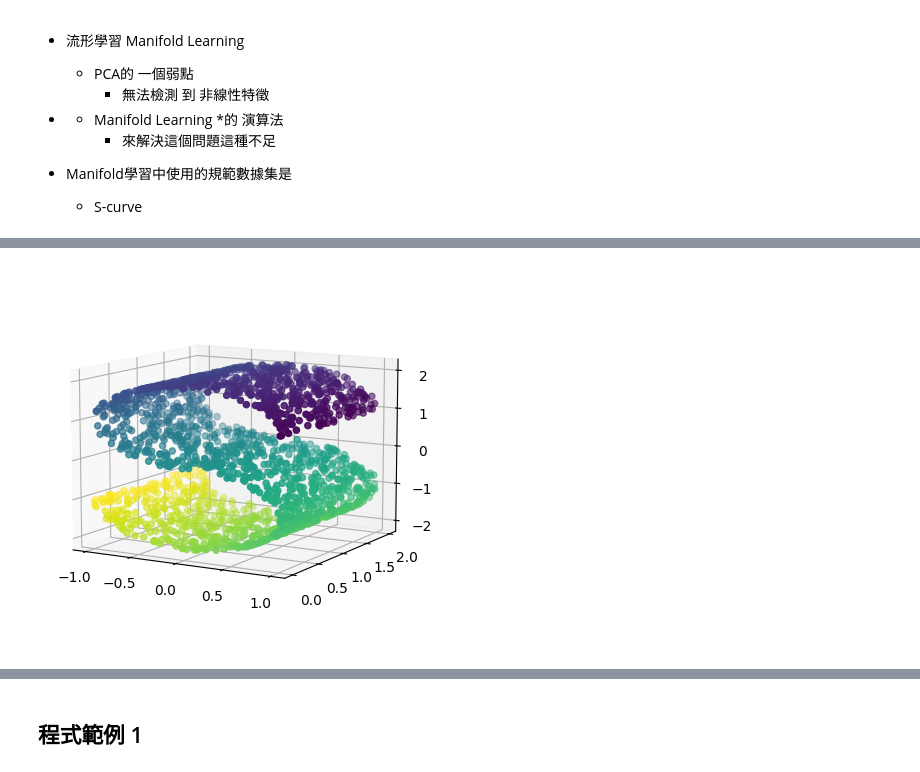
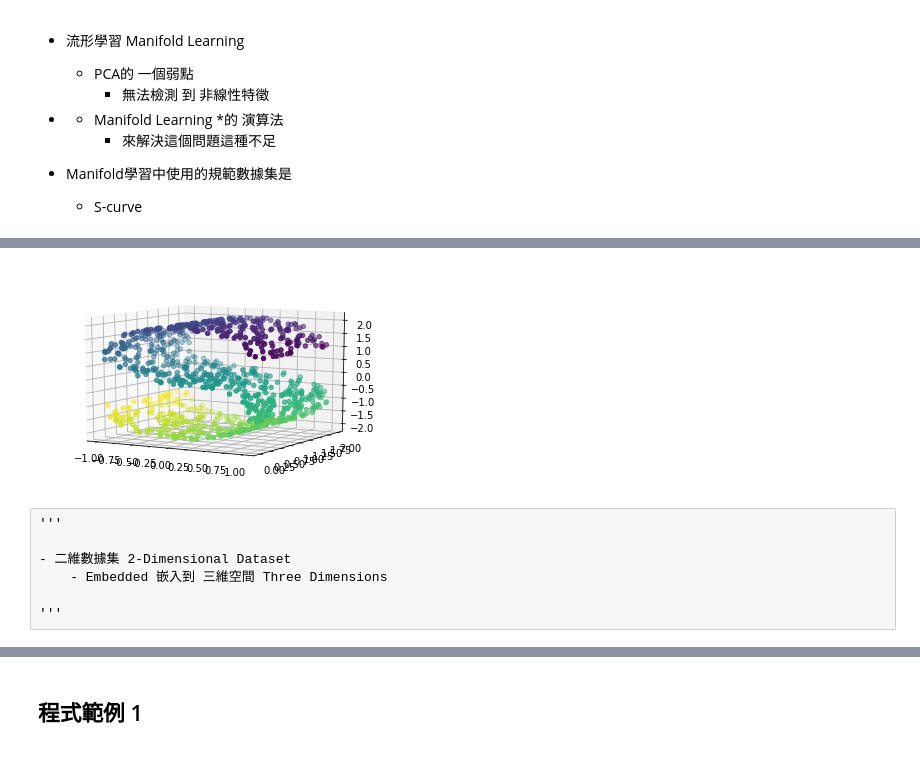
Before and after one commit to hawk-in-cloud/Machine-Learning---Manifold-Learning, a Jupyter notebook: test1.ipynb, the cells around one changed output, grey strips where cells are left out. Cells and saved outputs as stored; diff of their text form; code cells hidden in the pictures.

```diff
--- a/test1.ipynb
+++ b/test1.ipynb
@@ -34,12 +132,19 @@ import numpy as np
 # %%
 from sklearn.datasets import make_s_curve
-X, y = make_s_curve(n_samples=2000)
+X, y = make_s_curve(n_samples=1000)
 
 from mpl_toolkits.mplot3d import Axes3D
 ax = plt.axes(projection='3d')
 
 ax.scatter3D(X[:, 0], X[:, 1], X[:, 2], c=y)
 ax.view_init(10, -60);
 # %% [output]
-[figure, old version]
+[figure, new version]
+# %% [raw]
+'''
+
+- 二維數據集 2-Dimensional Dataset
+    - Embedded 嵌入到 三維空間 Three Dimensions
+
+'''
 # %%
```
Also changed, not shown: parts of 44 cells of this notebook.
